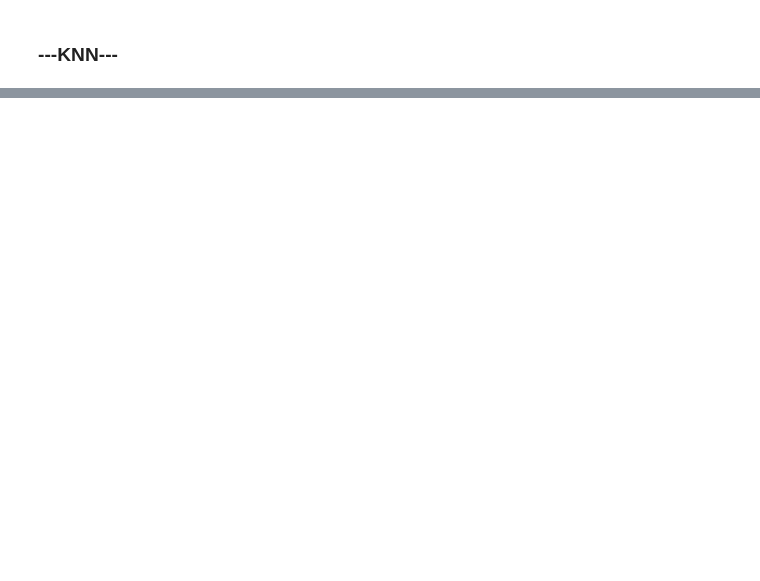
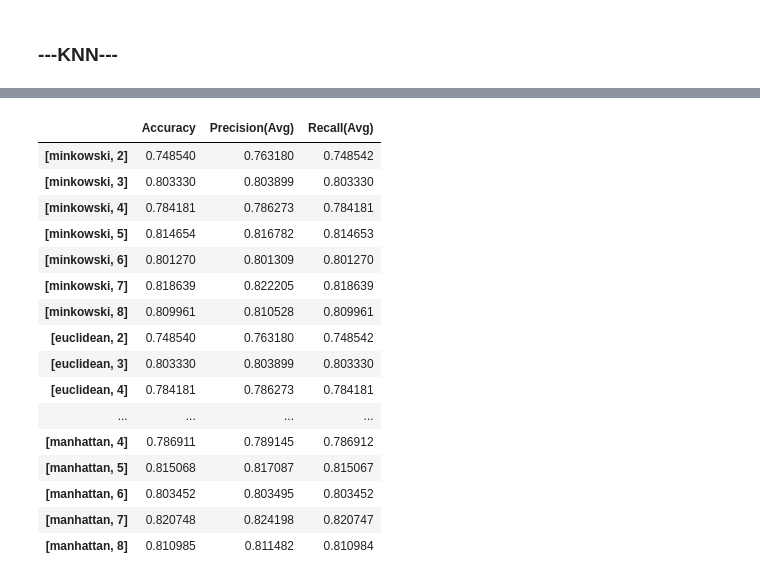
Before and after one commit to Tip-Toes/Predictive-analytics-in-bank-loans-granting, a Jupyter notebook: feature_selection/Univariante ROC_AUC/Qualitative deleted/Continuous deleted/Balancing_Oversamlping_SMOTE/MinMax normalised/Training Models/KNN.ipynb, the cells around one changed output, grey strips where cells are left out. Cells and saved outputs as stored; diff of their text form; code cells hidden in the pictures; blank space fills up the shorter version.

```diff
--- a/feature_selection/Univariante ROC_AUC/Qualitative deleted/Continuous deleted/Balancing_Oversamlping_SMOTE/MinMax normalised/Training Models/KNN.ipynb
+++ b/feature_selection/Univariante ROC_AUC/Qualitative deleted/Continuous deleted/Balancing_Oversamlping_SMOTE/MinMax normalised/Training Models/KNN.ipynb
@@ -185,0 +187,20 @@ writer.save()
+# %%
+df
+# %% [output]
+|  | Accuracy | Precision(Avg) | Recall(Avg) |
+| [minkowski, 2] | 0.748540 | 0.763180 | 0.748542 |
+| [minkowski, 3] | 0.803330 | 0.803899 | 0.803330 |
+| [minkowski, 4] | 0.784181 | 0.786273 | 0.784181 |
+| [minkowski, 5] | 0.814654 | 0.816782 | 0.814653 |
+| [minkowski, 6] | 0.801270 | 0.801309 | 0.801270 |
+| [minkowski, 7] | 0.818639 | 0.822205 | 0.818639 |
+| [minkowski, 8] | 0.809961 | 0.810528 | 0.809961 |
+| [euclidean, 2] | 0.748540 | 0.763180 | 0.748542 |
+| [euclidean, 3] | 0.803330 | 0.803899 | 0.803330 |
+| [euclidean, 4] | 0.784181 | 0.786273 | 0.784181 |
+| ... | ... | ... | ... |
+| [manhattan, 4] | 0.786911 | 0.789145 | 0.786912 |
+| [manhattan, 5] | 0.815068 | 0.817087 | 0.815067 |
+| [manhattan, 6] | 0.803452 | 0.803495 | 0.803452 |
+| [manhattan, 7] | 0.820748 | 0.824198 | 0.820747 |
+| [manhattan, 8] | 0.810985 | 0.811482 | 0.810984 |
```
Also changed, not shown: parts of 8 cells of this notebook, 9 other files.
